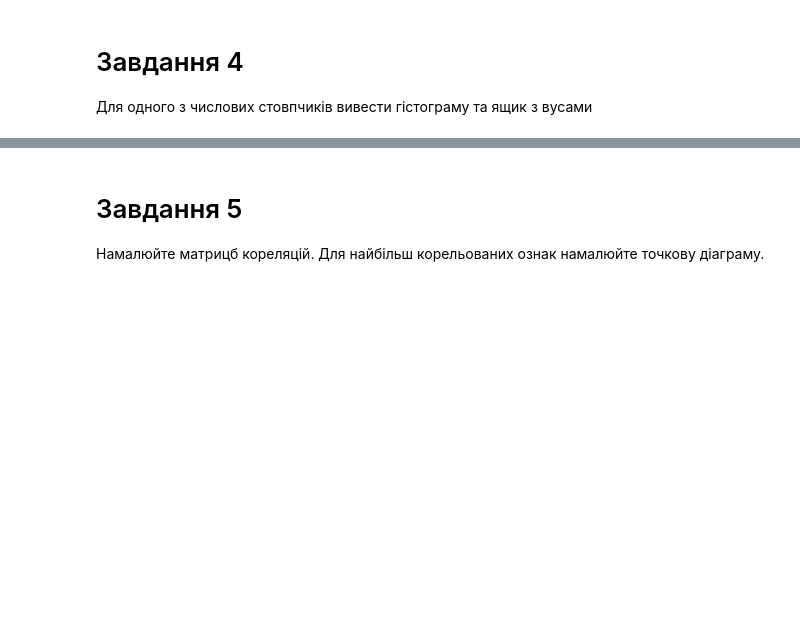
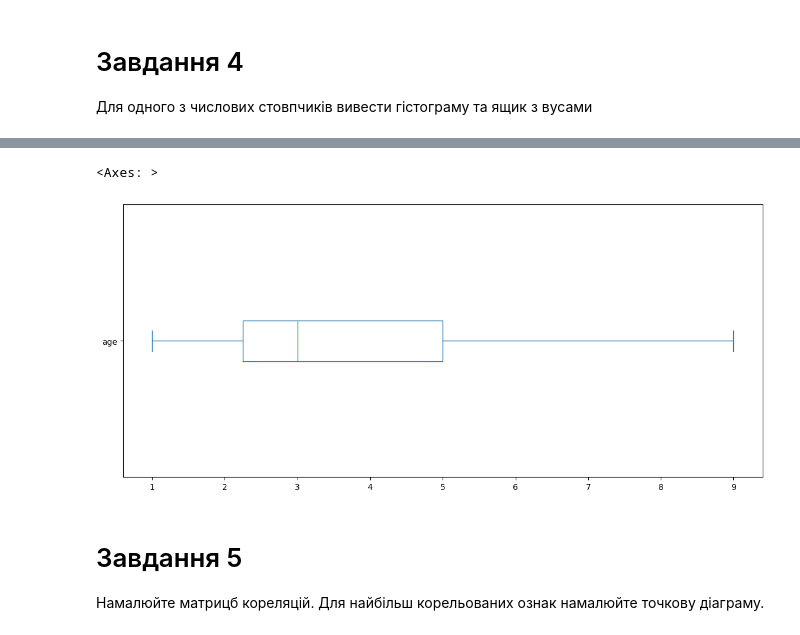
Before and after one commit to Margo-s-M/-, a Jupyter notebook: Собченко_ДЗ_4.ipynb, the cells around one changed output, grey strips where cells are left out. Cells and saved outputs as stored; diff of their text form; code cells hidden in the pictures; blank space fills up the shorter version.

```diff
--- a/Собченко_ДЗ_4.ipynb
+++ b/Собченко_ДЗ_4.ipynb
@@ -109,3 +116,8 @@ summary_stats
+# %%
+df['age'].plot(kind='box', vert=False, figsize=(14,6))
+# %% [output]
+<Axes: >
+[figure, added]
 # %% [markdown]
 # Завдання 5
 Намалюйте матрицб кореляцій. Для найбільш корельованих ознак намалюйте точкову діаграму.
```
Also changed, not shown: parts of 2 cells of this notebook.
